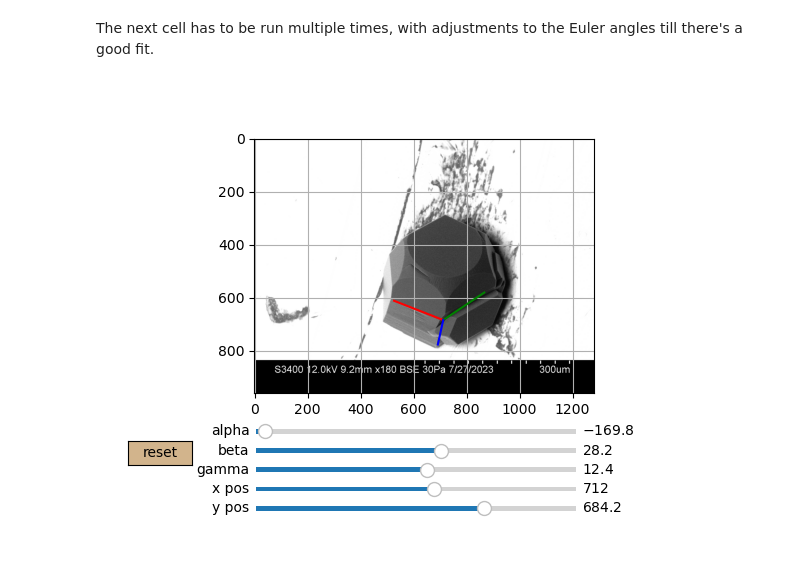
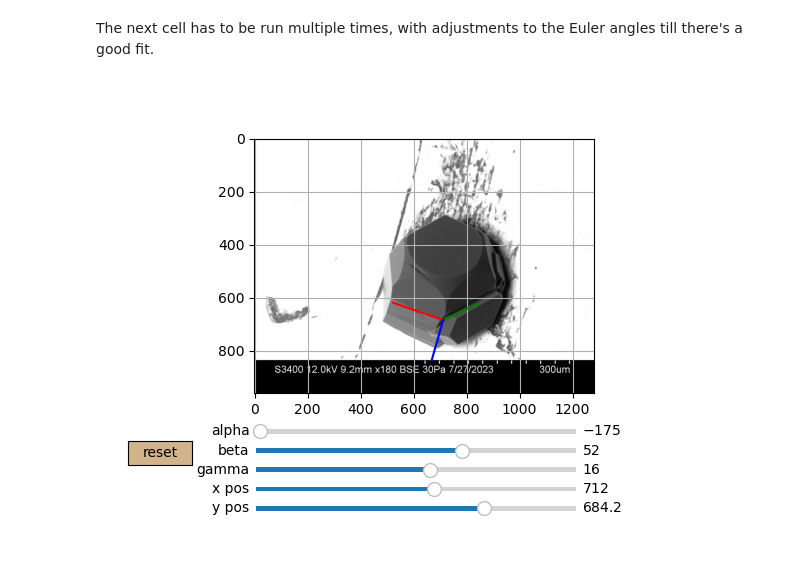
Before and after one commit to sneshyba/ice2021, a Jupyter notebook: Neshyba/GNBF_1_makextlvecs.ipynb, the cells around one changed output. Saved outputs shown, nothing was run; the diff lists cells and outputs as text; code cells hidden in the pictures.

```diff
--- a/Neshyba/GNBF_1_makextlvecs.ipynb
+++ b/Neshyba/GNBF_1_makextlvecs.ipynb
@@ -34,7 +34,7 @@ Filename, dx and dy SEMimages/case1.0-A.bmp 0.5512153 0.5512153
 The next cell has to be run multiple times, with adjustments to the Euler angles till there's a good fit.
 # %%
 # setup angle manager
-angleManager = ExtlvecxAngleManager(712,684.2,-169.8,28.2,12.4)
+angleManager = ExtlvecxAngleManager(712,684.2, -175.0, 52.0, 16)
 angleManager.calculate_starts()
 angleManager.construct_rotation_matrices()
 
@@ -101,34 +101,34 @@ def update(val):
     vecA.set_ydata(y0)
     vecB.set_xdata(x1)
     vecB.set_ydata(y1)
     vecC.set_xdata(x2)
     vecC.set_ydata(y2)
 
     # update graph visual
     fig.canvas.draw_idle()
 
 # link each slider to update()
 slider_xpos.on_changed(update)
 slider_ypos.on_changed(update)
 slider_alpha.on_changed(update)
 slider_beta.on_changed(update)
 slider_gamma.on_changed(update)
 
 def reset(event):
     # resets all sliders to original positions
     slider_xpos.reset()
     slider_ypos.reset()
     slider_alpha.reset()
     slider_beta.reset()
     slider_gamma.reset()
 
 # link reset button to reset()
 resetButton.on_clicked(reset)
 
 # system-specific. Not sure when/if you'll need this:
 plt.show()
 # %% [output]
-[figure, old version]
+[figure, new version]
 # %%
 # Specifying the angles and origin in an output file
 xtlvecsfile = 'Xtlvecs.nml'
```
Also changed, not shown: 4 other files.
